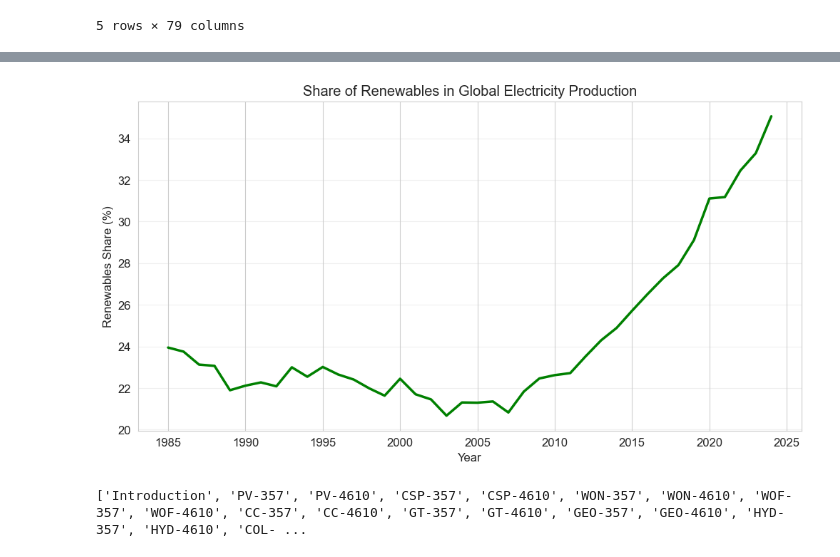
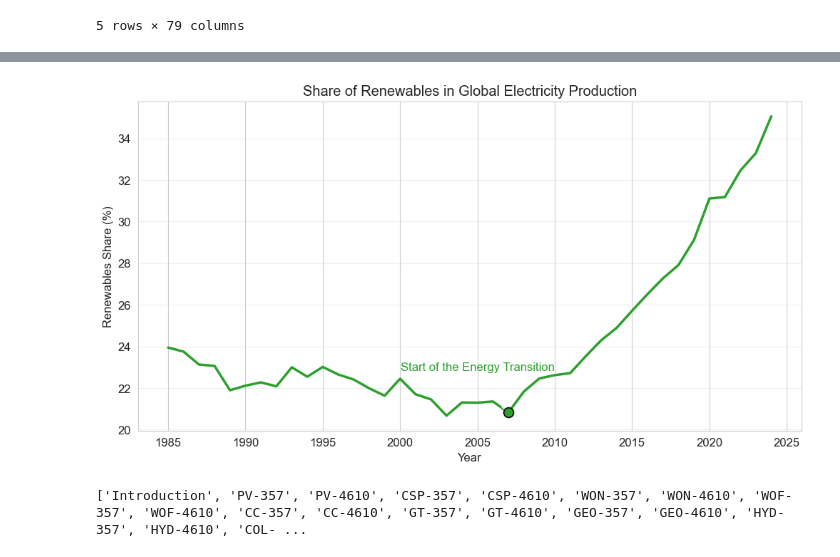
Before and after one commit to nicoweder/DVIZ_CODE_FINAL, a Jupyter notebook: notebooks/01_data_exploration.ipynb, the cells around one changed output, grey strips where cells are left out. Cells and saved outputs as stored; diff of their text form; code cells hidden in the pictures.

```diff
--- a/notebooks/01_data_exploration.ipynb
+++ b/notebooks/01_data_exploration.ipynb
@@ -101,11 +174,9 @@ See the caveats in the documentation: https://pandas.pydata.org/pandas-docs/stab
 # %%
-# Summen berechnen
-energy_global['Renewables_TWh'] = energy_global[renewables_cols].sum(axis=1)
-energy_global['Fossil_TWh'] = energy_global[fossil_cols].sum(axis=1)
-energy_global['Total_TWh'] = energy_global['Renewables_TWh'] + energy_global['Fossil_TWh']
+# Calculate Sums
+energy_global['Total_TWh'] = energy_global['Renewables'] + energy_global['Fossil Fuels']
 
-# Anteil der Erneuerbaren (%)
-energy_global['Renewable_Share'] = energy_global['Renewables_TWh'] / energy_global['Total_TWh'] * 100
+# Share of renewables (%)
+energy_global['Renewable_Share'] = energy_global['Renewables'] / energy_global['Total_TWh'] * 100
 # %% [output]
 A value is trying to be set on a copy of a slice from a DataFrame.
 Try using .loc[row_indexer,col_indexer] = value instead
@@ -130,13 +191,31 @@ See the caveats in the documentation: https://pandas.pydata.org/pandas-docs/stab
 # %%
 plt.figure(figsize=(12,6))
-plt.plot(energy_global['Year'], energy_global['Renewable_Share'], color='green', linewidth=2.5)
+
+# Line plot with consistent green color
+plt.plot(energy_global['Year'], energy_global['Renewable_Share'], color='#2ca02c', linewidth=2.5)
+
+# Marker and annotation at 2007
+year_annot = 2007
+renewable_share_value = energy_global.loc[energy_global['Year'] == year_annot, 'Renewable_Share'].values[0]
+
+plt.scatter(year_annot, renewable_share_value, color='#2ca02c', s=100, zorder=5, edgecolor='black', linewidth=1.2)
+plt.annotate(
+    "Start of the Energy Transition",
+    xy=(year_annot, renewable_share_value),
+    xytext=(year_annot-2, renewable_share_value + 2),  # text above the marker
+    ha='center',
+    arrowprops=dict(facecolor='black', arrowstyle="->"),
+    fontsize=12,
+    color='#2ca02c'
+)
+
 plt.title("Share of Renewables in Global Electricity Production")
 plt.xlabel("Year")
 plt.ylabel("Renewables Share (%)")
 plt.grid(axis='y', alpha=0.3)
 plt.show()
 # %% [output]
-[figure, old version]
+[figure, new version]
 # %%
 # Excel-Datei laden
 xls = pd.ExcelFile("../data/lcoe-database.xlsx")
```
Also changed, not shown: parts of 11 cells of this notebook, 1 other file.
